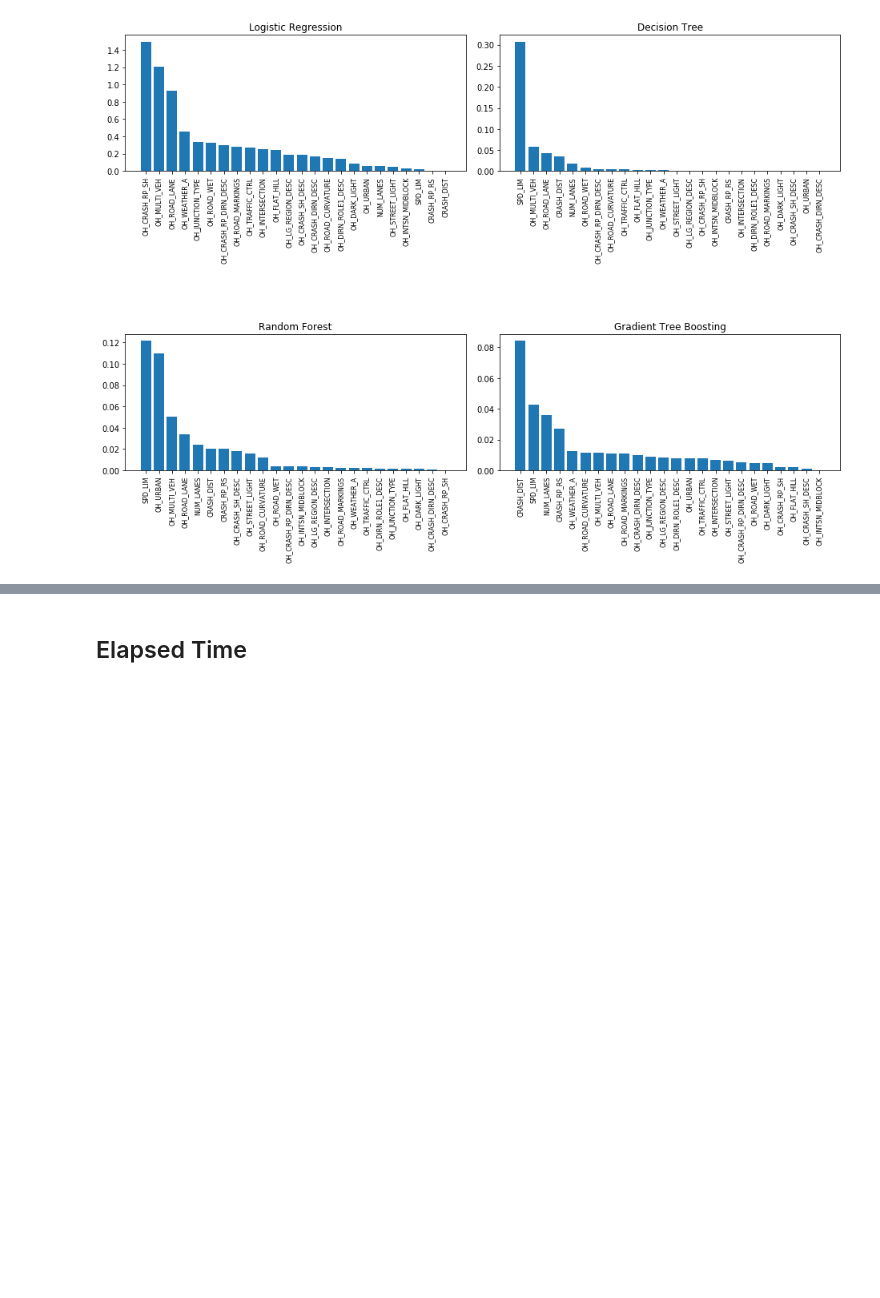
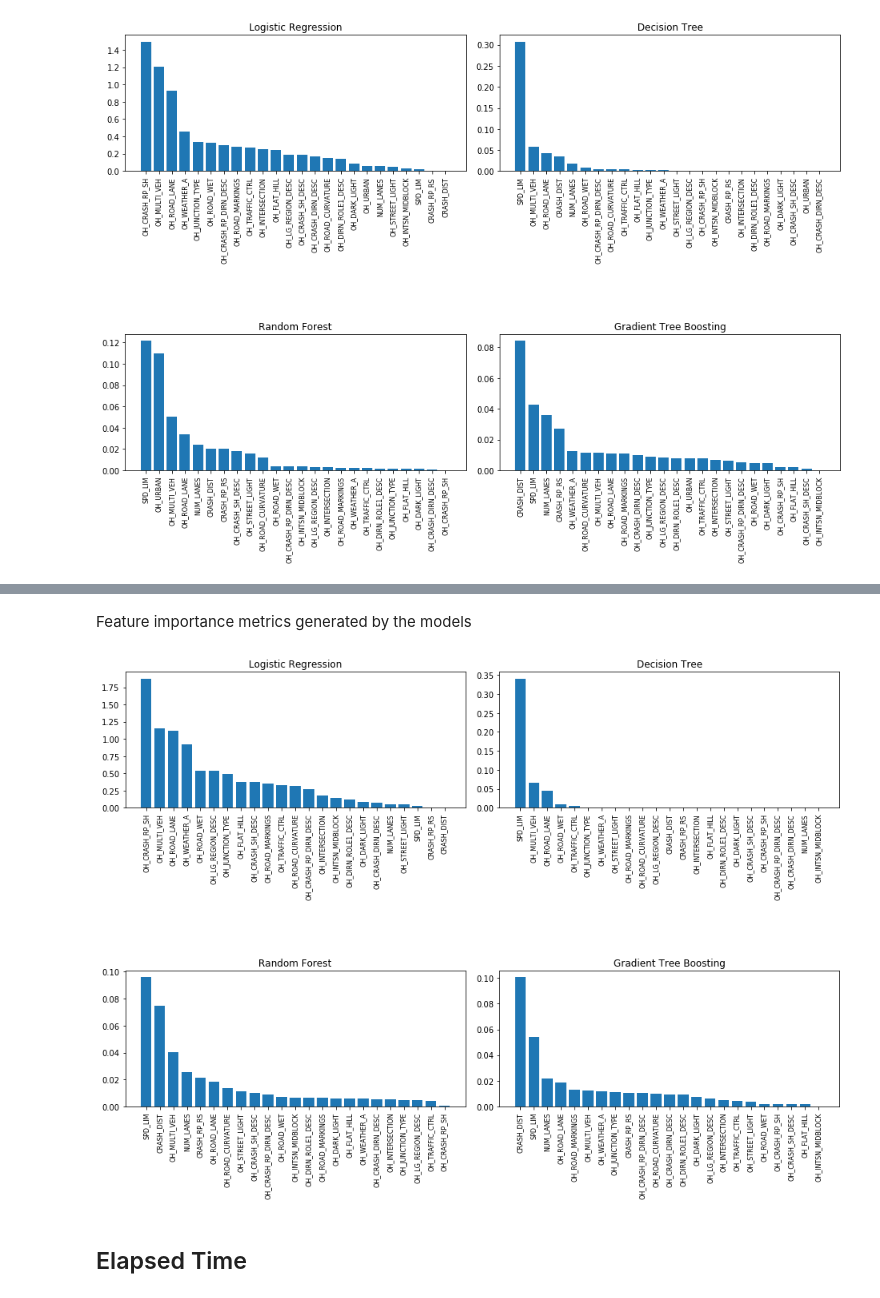
Before and after one commit to adjo446/BDAS-Iteration04, a Jupyter notebook: crash.ipynb, the cells around one changed output, grey strips where cells are left out. Cells and saved outputs as stored; diff of their text form; code cells hidden in the pictures; blank space fills up the shorter version.

```diff
--- a/crash.ipynb
+++ b/crash.ipynb
@@ -863,0 +1058,2 @@ plot_fi(GBC_model, "GBC", ax[1, 1])
+# %% [markdown]
+Feature importance metrics generated by the models
@@ -864,3 +1068,13 @@ plot_fi(GBC_model, "GBC", ax[1, 1])
+# %%
+fig, ax = plt.subplots(nrows = 2, ncols = 2, figsize = (16, 10))
+plt.subplots_adjust(wspace = 0.1, hspace = 1.2)
+
+plot_fi(LR_model, "LR", ax[0, 0])
+plot_fi(DT_model, "DT", ax[0, 1])
+plot_fi(RF_model, "RF", ax[1, 0])
+plot_fi(GBC_model, "GBC", ax[1, 1])
+# %% [output]
+[figure, added]
 # %% [markdown]
 ## Elapsed Time
 # %%
```
Also changed, not shown: parts of 19 cells of this notebook.
